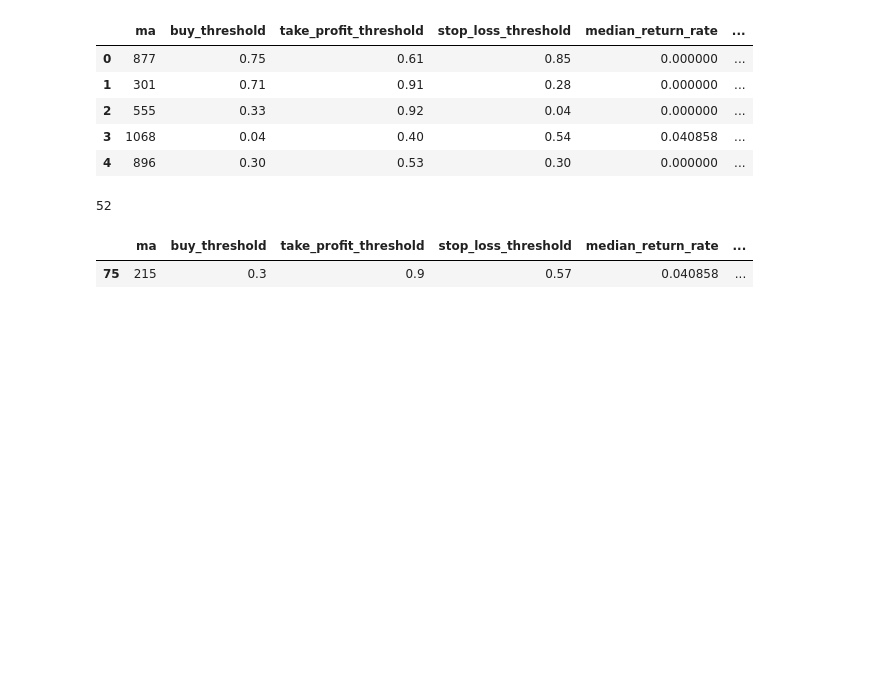
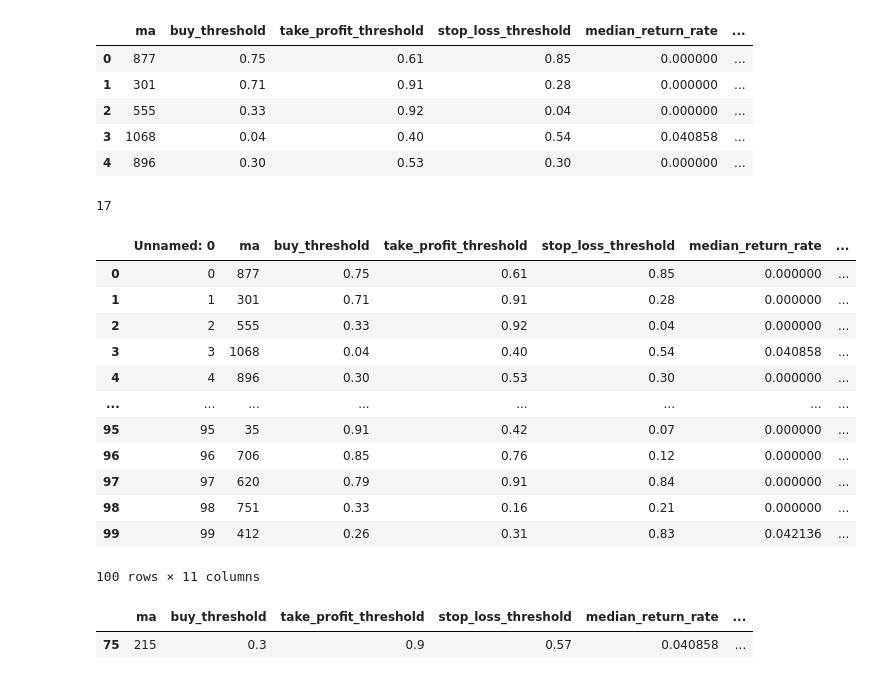
Before and after one commit to hansenrhan/crypto_backtesting, a Jupyter notebook: Mean_Reversion_Analysis.ipynb, the cells around one changed output. Saved outputs shown, nothing was run; the diff lists cells and outputs as text; code cells hidden in the pictures; blank space fills up the shorter version.

```diff
--- a/Mean_Reversion_Analysis.ipynb
+++ b/Mean_Reversion_Analysis.ipynb
@@ -498,10 +856,27 @@ optimization_results.head()
 # save optimization results to csv (since it takes so long!)
 optimization_results.to_csv("mean_reversion_optimization_2014_2023_results_100_runs.csv")
 # %%
+optimization_results = pd.read_csv("mean_reversion_optimization_2014_2023_results_100_runs.csv")
 # 52 out of 100 random runs was profitable
-len(optimization_results[optimization_results.cumulative_return > 0])
+len(optimization_results[optimization_results.cumulative_return > optimization_results.cumulative_baseline_return])
 # %% [output]
-52
+17
+# %%
+optimization_results
+# %% [output]
+|  | Unnamed: 0 | ma | buy_threshold | take_profit_threshold | stop_loss_threshold | median_return_rate | ... |
+| 0 | 0 | 877 | 0.75 | 0.61 | 0.85 | 0.000000 | ... |
+| 1 | 1 | 301 | 0.71 | 0.91 | 0.28 | 0.000000 | ... |
+| 2 | 2 | 555 | 0.33 | 0.92 | 0.04 | 0.000000 | ... |
+| 3 | 3 | 1068 | 0.04 | 0.40 | 0.54 | 0.040858 | ... |
+| 4 | 4 | 896 | 0.30 | 0.53 | 0.30 | 0.000000 | ... |
+| ... | ... | ... | ... | ... | ... | ... | ... |
+| 95 | 95 | 35 | 0.91 | 0.42 | 0.07 | 0.000000 | ... |
+| 96 | 96 | 706 | 0.85 | 0.76 | 0.12 | 0.000000 | ... |
+| 97 | 97 | 620 | 0.79 | 0.91 | 0.84 | 0.000000 | ... |
+| 98 | 98 | 751 | 0.33 | 0.16 | 0.21 | 0.000000 | ... |
+| 99 | 99 | 412 | 0.26 | 0.31 | 0.83 | 0.042136 | ... |
+100 rows × 11 columns
 # %%
 # what are the parameters for the run with the highest cumulative returns?
 optimization_results[optimization_results.cumulative_return == max(optimization_results['cumulative_return'])]
```
Also changed, not shown: parts of 10 cells of this notebook, 1 other file.
